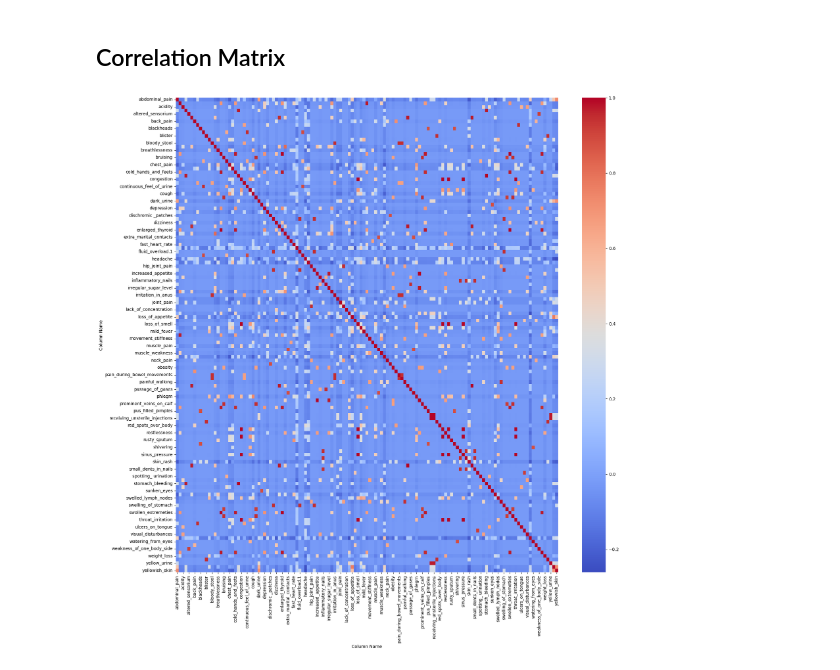
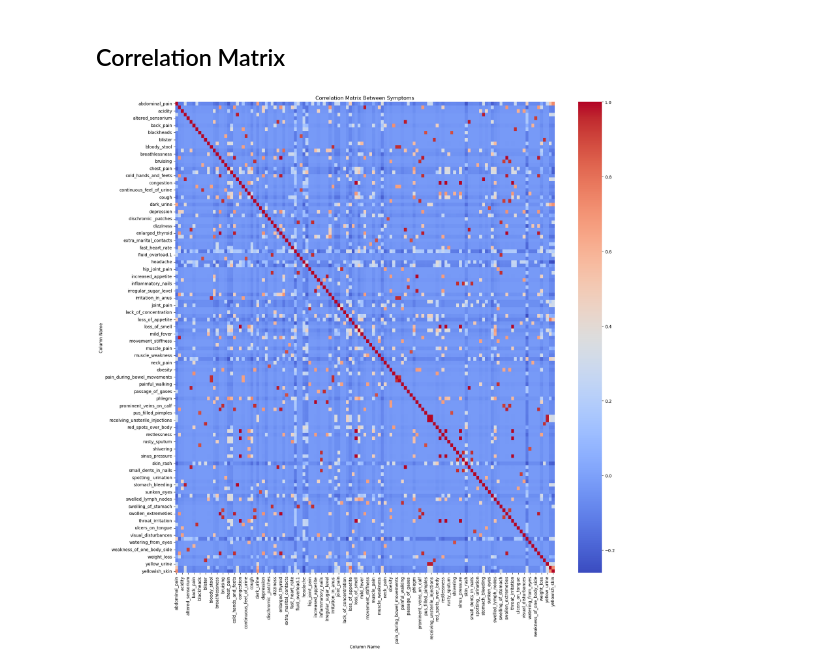
Before and after one commit to franklinen/disease_prediction, a Jupyter notebook: exploratory_analysis.ipynb, the cells around one changed output. Saved outputs shown, nothing was run; the diff lists cells and outputs as text; code cells hidden in the pictures.

```diff
--- a/exploratory_analysis.ipynb
+++ b/exploratory_analysis.ipynb
@@ -129,9 +139,10 @@ melted_train_data = train_data.melt(id_vars=['prognosis'], value_vars=value_colu
 # %%
 # Next the concept is to create a correlation matrix between the variables
 correlation_matrix = train_data.corr(numeric_only=True)
 plt.figure(figsize=(20,20))
 sns.set_context(rc={"figure.figsize": (20,20)})
 heat_plot = sns.heatmap(correlation_matrix, annot=False, cmap=sns.color_palette("coolwarm", as_cmap=True))
+plt.title("Correlation Matrix Between Symptoms")
 plt.show()
 # %% [output]
-[figure, old version]
+[figure, new version]
```
Also changed, not shown: parts of 6 cells of this notebook, 1 other file.
